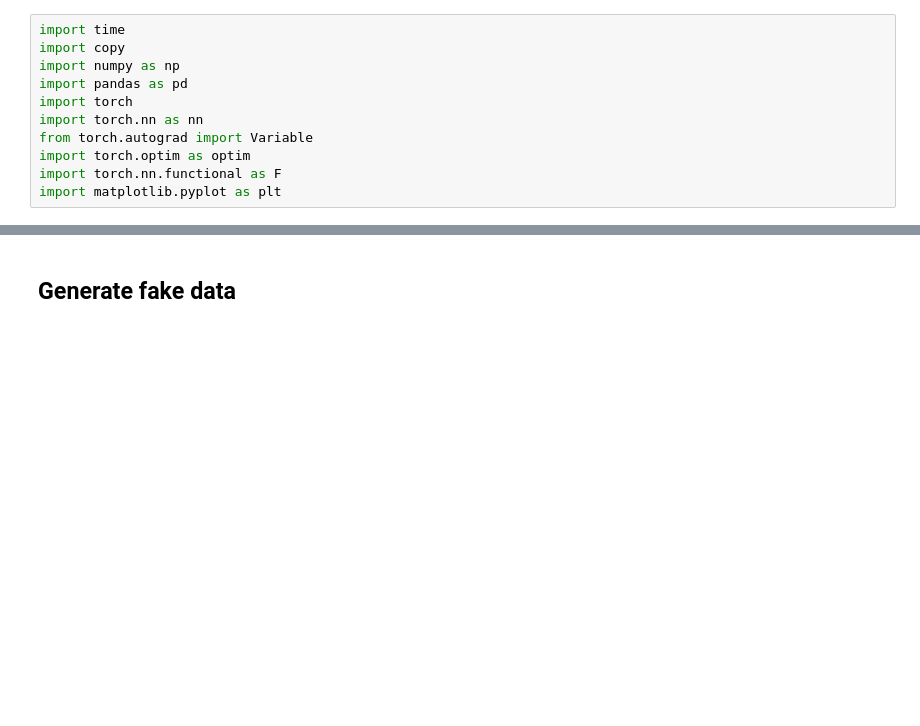
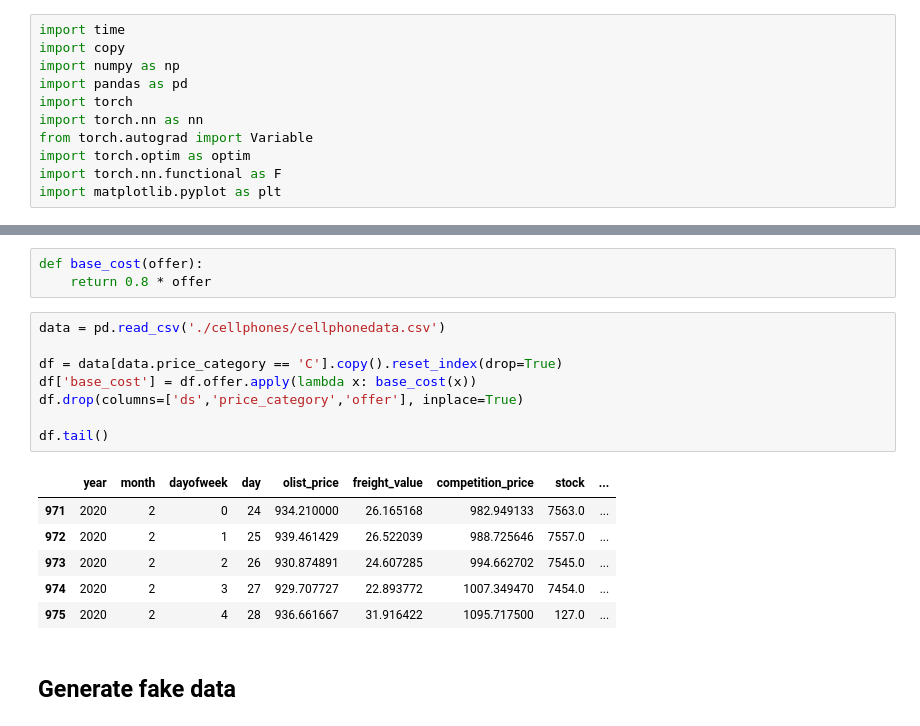
Before and after one commit to ds4a-team4/dynamic-pricing, a Jupyter notebook: models/RL_olist.ipynb, the cells around one changed output, grey strips where cells are left out. Drawn from its saved outputs; the diff is of its cells as text; blank space fills up the shorter version.

```diff
--- a/models/RL_olist.ipynb
+++ b/models/RL_olist.ipynb
@@ -12,3 +27,21 @@ import matplotlib.pyplot as plt
+# %%
+def base_cost(offer):
+    return 0.8 * offer
+# %%
+data = pd.read_csv('./cellphones/cellphonedata.csv')
+
+df = data[data.price_category == 'C'].copy().reset_index(drop=True)
+df['base_cost'] = df.offer.apply(lambda x: base_cost(x))
+df.drop(columns=['ds','price_category','offer'], inplace=True)
+
+df.tail()
+# %% [output]
+|  | year | month | dayofweek | day | olist_price | freight_value | competition_price | stock | ... |
+| 971 | 2020 | 2 | 0 | 24 | 934.210000 | 26.165168 | 982.949133 | 7563.0 | ... |
+| 972 | 2020 | 2 | 1 | 25 | 939.461429 | 26.522039 | 988.725646 | 7557.0 | ... |
+| 973 | 2020 | 2 | 2 | 26 | 930.874891 | 24.607285 | 994.662702 | 7545.0 | ... |
+| 974 | 2020 | 2 | 3 | 27 | 929.707727 | 22.893772 | 1007.349470 | 7454.0 | ... |
+| 975 | 2020 | 2 | 4 | 28 | 936.661667 | 31.916422 | 1095.717500 | 127.0 | ... |
 # %% [markdown]
 ## Generate fake data
 # %%
```
Also changed, not shown: parts of 10 cells of this notebook.
